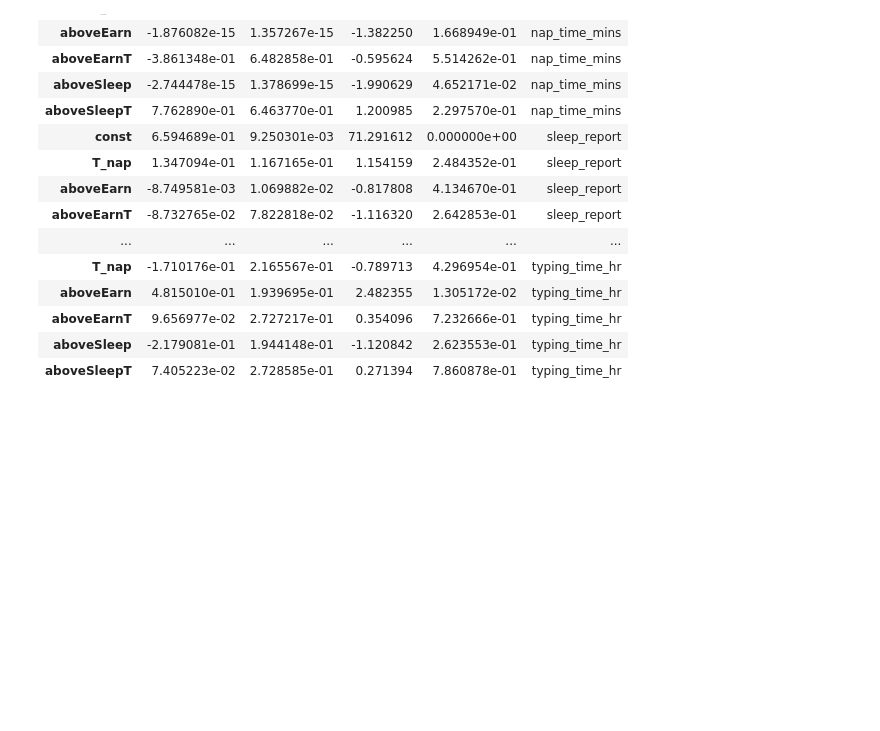
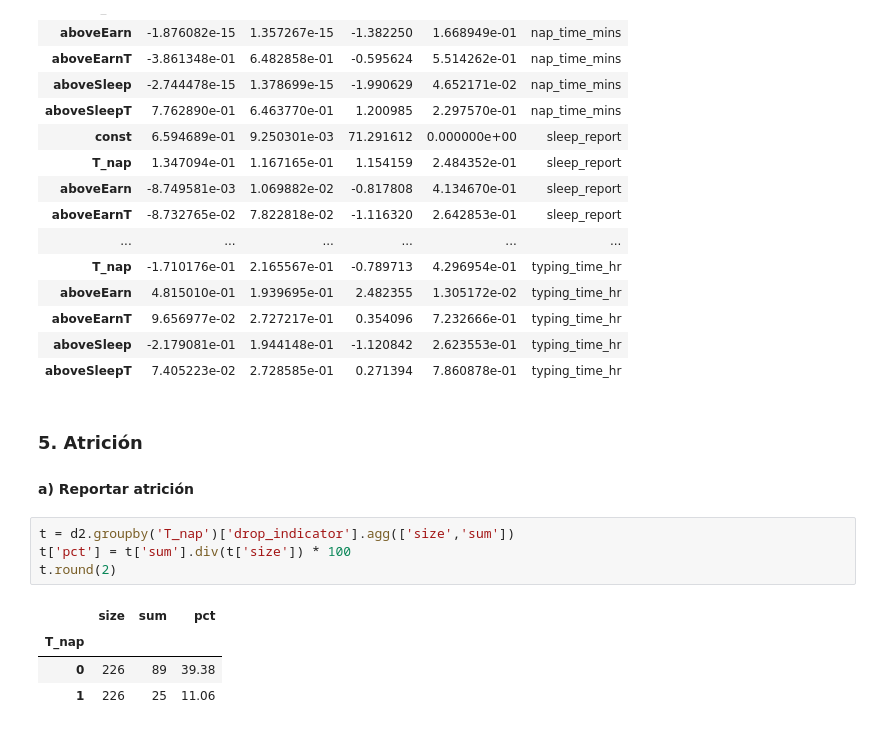
Before and after one commit to ArturoSbr/EmtrAp-hw01, a Jupyter notebook: cod/main.ipynb, the cells around one changed output. Drawn from its saved outputs; the diff is of its cells as text; blank space fills up the shorter version.

```diff
--- a/cod/main.ipynb
+++ b/cod/main.ipynb
@@ -352,3 +351,15 @@ pd.concat(d, axis=0)
 | aboveEarnT | 9.656977e-02 | 2.727217e-01 | 0.354096 | 7.232666e-01 | typing_time_hr |
 | aboveSleep | -2.179081e-01 | 1.944148e-01 | -1.120842 | 2.623553e-01 | typing_time_hr |
 | aboveSleepT | 7.405223e-02 | 2.728585e-01 | 0.271394 | 7.860878e-01 | typing_time_hr |
+# %% [markdown]
+### 5. Atrición
+#### a) Reportar atrición
+# %%
+t = d2.groupby('T_nap')['drop_indicator'].agg(['size','sum'])
+t['pct'] = t['sum'].div(t['size']) * 100
+t.round(2)
+# %% [output]
+|  | size | sum | pct |
+| T_nap |  |  |  |
+| 0 | 226 | 89 | 39.38 |
+| 1 | 226 | 25 | 11.06 |
```
Also changed, not shown: parts of 6 cells of this notebook.
